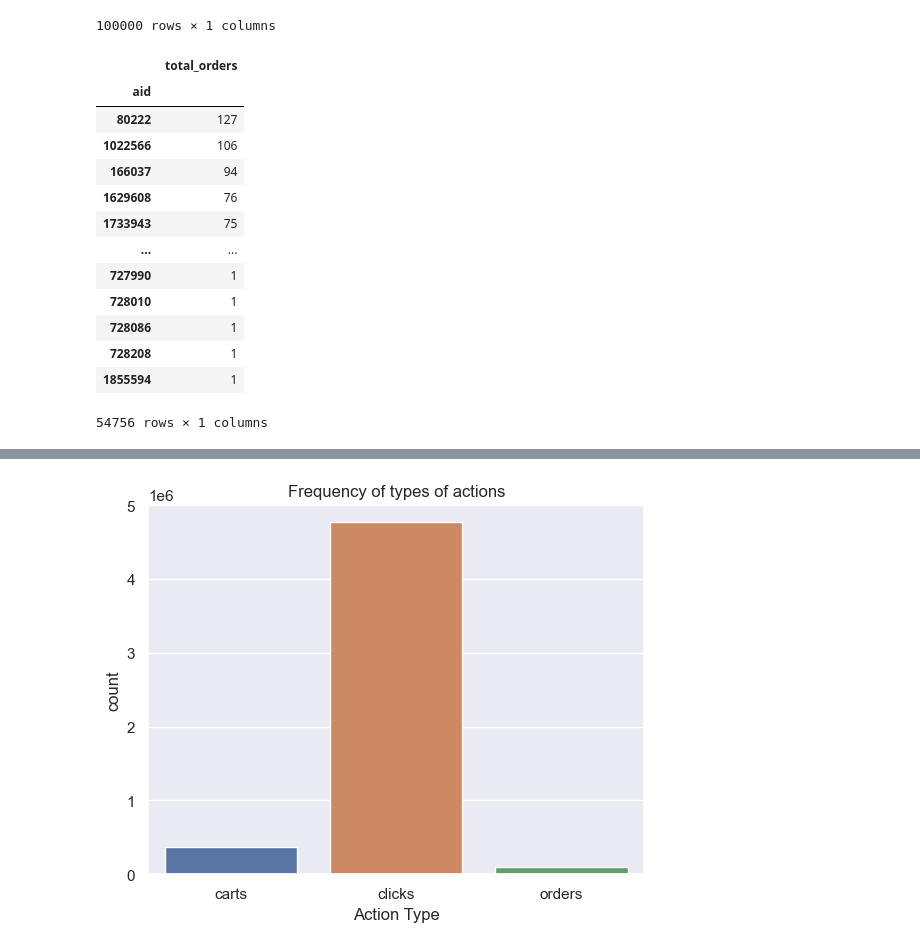
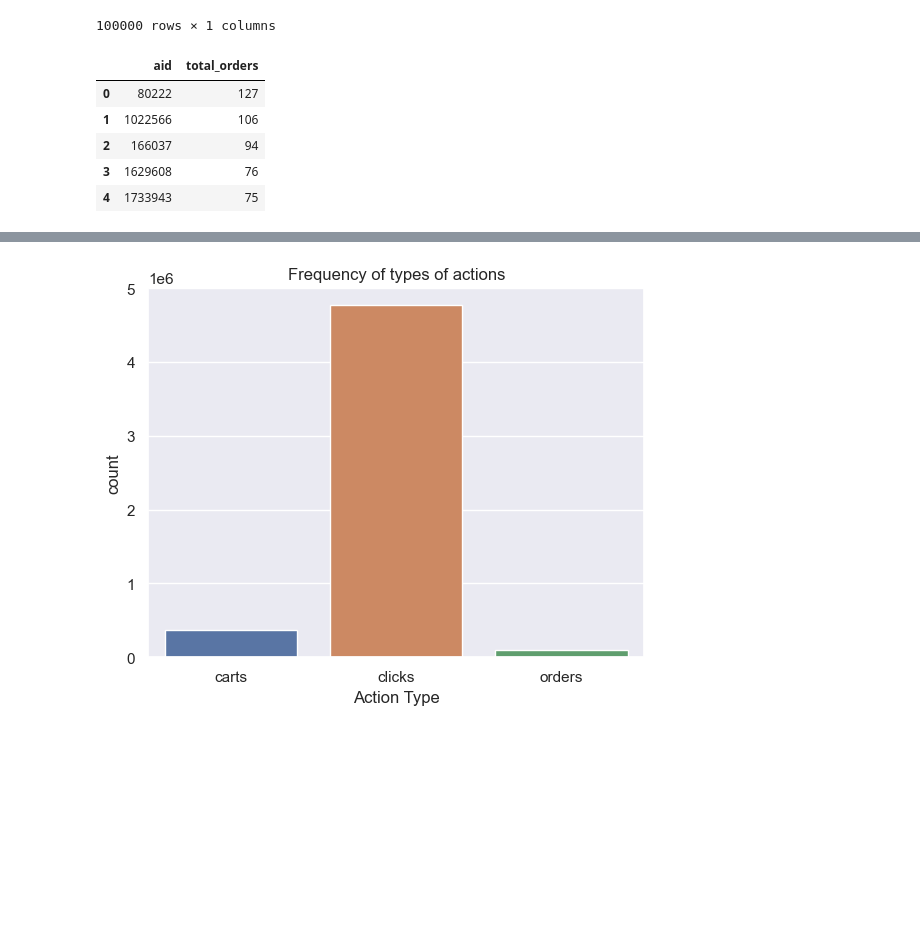
Before and after one commit to axa99/ottp-multi-recs, a Jupyter notebook: ottp-eda_12_05_2022.ipynb, the cells around one changed output, grey strips where cells are left out. Drawn from its saved outputs; the diff is of its cells as text; code cells hidden in the pictures; blank space fills up the shorter version.

```diff
--- a/ottp-eda_12_05_2022.ipynb
+++ b/ottp-eda_12_05_2022.ipynb
@@ -189,20 +189,13 @@ all_dfs_concat.groupby('session_id').agg(count_action=('aid','size'))
 # %%
 # calculate the total number orders per session
 orders_count_aid = all_dfs_concat[all_dfs_concat['type']=='orders'].groupby('aid').agg(total_orders=('aid','size')).sort_values('total_orders', ascending=False)
-# %%
-orders_count_aid
-# %% [output]
-|  | total_orders |
-| aid |  |
-| 80222 | 127 |
-| 1022566 | 106 |
-| 166037 | 94 |
-| 1629608 | 76 |
-| 1733943 | 75 |
-| ... | ... |
-| 727990 | 1 |
-| 728010 | 1 |
-| 728086 | 1 |
-| 728208 | 1 |
-| 1855594 | 1 |
-54756 rows × 1 columns
+# %%
+orders_count_aid.reset_index(inplace=True)
+orders_count_aid.head()
+# %% [output]
+|  | aid | total_orders |
+| 0 | 80222 | 127 |
+| 1 | 1022566 | 106 |
+| 2 | 166037 | 94 |
+| 3 | 1629608 | 76 |
+| 4 | 1733943 | 75 |
```
Also changed, not shown: parts of 1 cell of this notebook.
